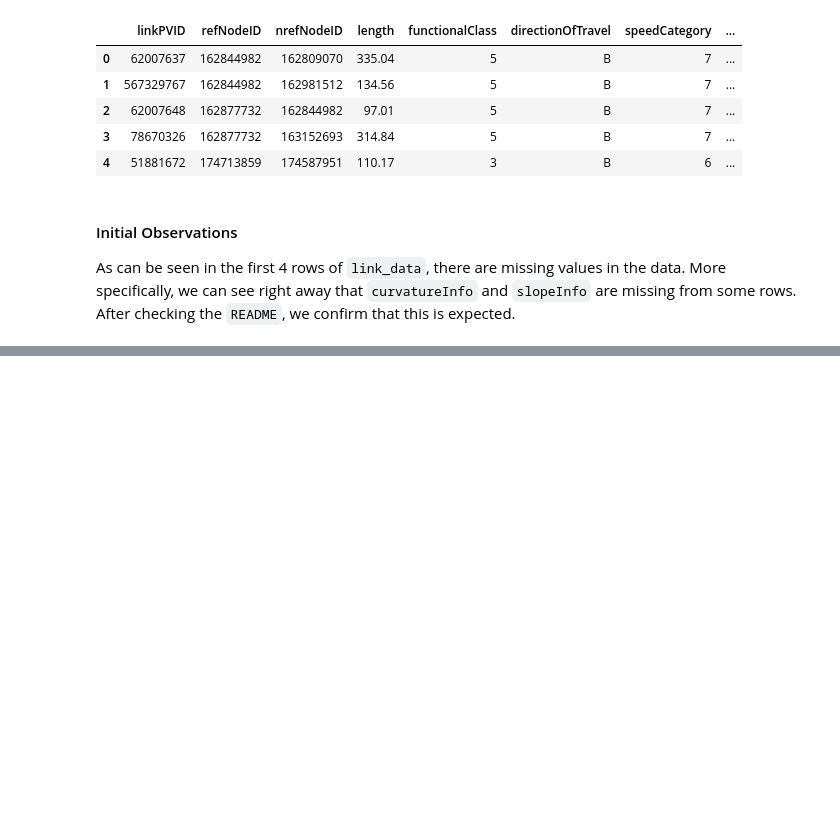
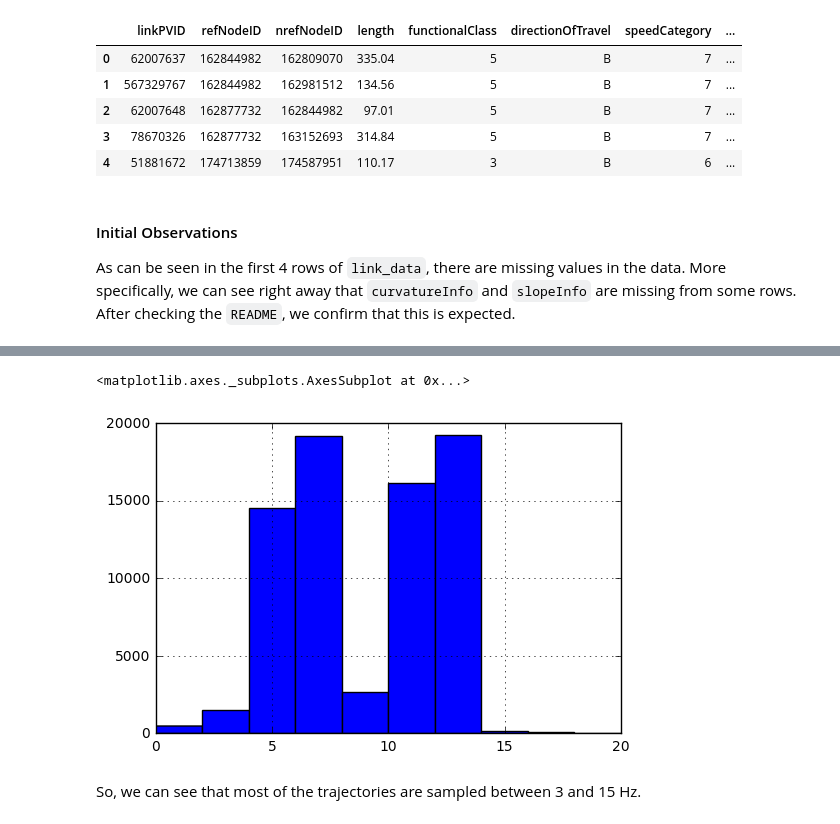
Before and after one commit to M20190649/eecs495-map-matching, a Jupyter notebook: map_matching.ipynb, the cells around one changed output, grey strips where cells are left out. Saved outputs shown, nothing was run; the diff lists cells and outputs as text; code cells hidden in the pictures; blank space fills up the shorter version.

```diff
--- a/map_matching.ipynb
+++ b/map_matching.ipynb
@@ -105,0 +160,3 @@ As can be seen in the first 4 rows of `link_data`, there are missing values in t
+# %%
+combined = date_bounds
+combined['num_samples'] = num_samples
@@ -105,0 +173,13 @@ As can be seen in the first 4 rows of `link_data`, there are missing values in t
+# %%
+combined['time_diff'] = combined['date_max'] - combined['date_min']
+# %%
+combined['time_diff'] = combined['time_diff'].apply(lambda x: x.seconds / 60.0)
+# %%
+combined['sample_rate'] = combined['num_samples']/(combined['time_diff'] + 0.00001)
+# %%
+combined['sample_rate'].hist(range=(0,20))
+# %% [output]
+<matplotlib.axes._subplots.AxesSubplot at 0x...>
+[figure, added]
+# %% [markdown]
+So, we can see that most of the trajectories are sampled between 3 and 15 Hz.
```
Also changed, not shown: parts of 32 cells of this notebook.
